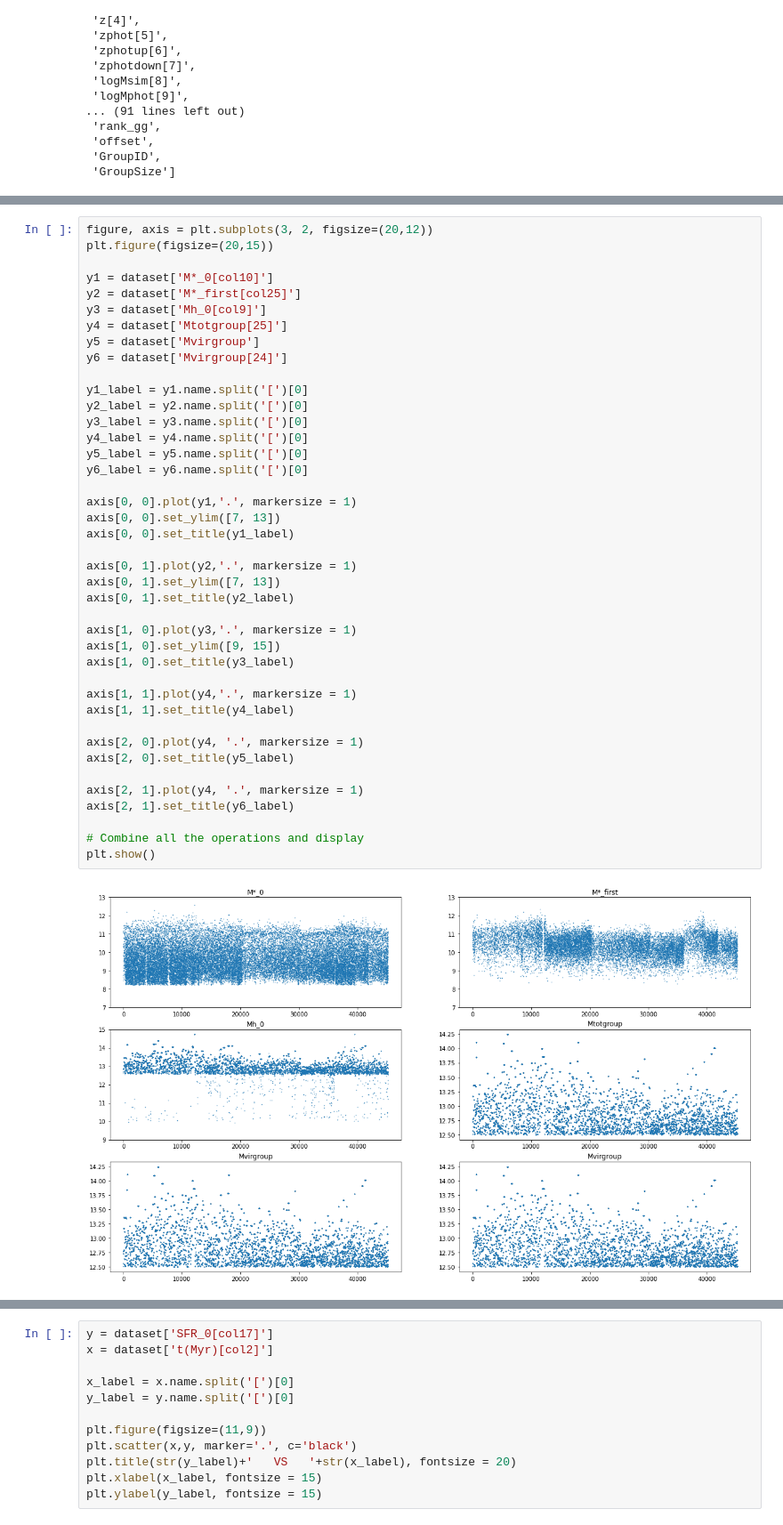
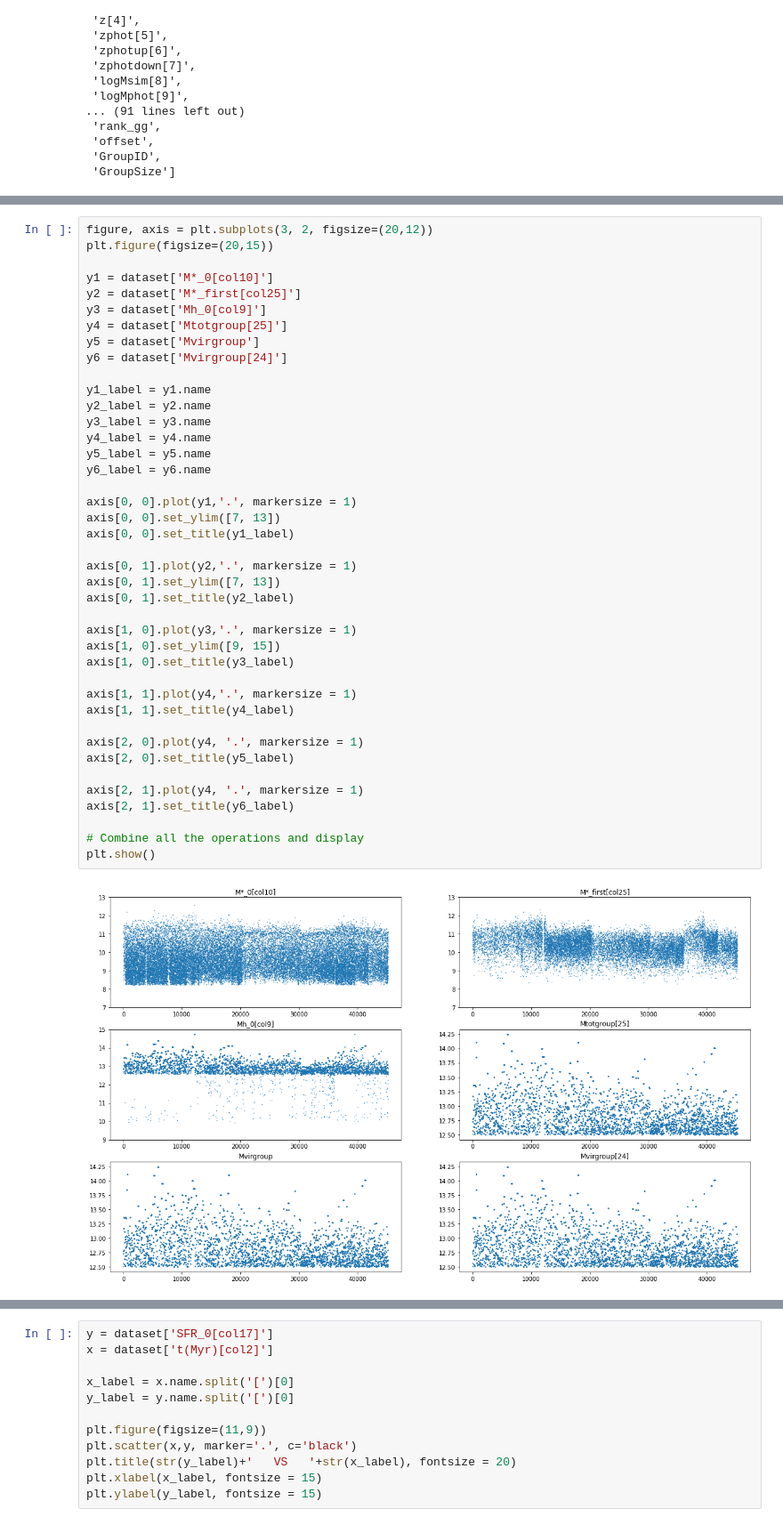
Before and after one commit to halehhajizadeh/Galaxy-Clusters, a Jupyter notebook: read_data.ipynb, the cells around one changed output, grey strips where cells are left out. Shown at 89% size. Drawn from its saved outputs; the diff is of its cells as text.

Commit message:
visualization

```diff
--- a/read_data.ipynb
+++ b/read_data.ipynb
@@ -85,40 +85,40 @@ y2 = dataset['M*_first[col25]']
 y3 = dataset['Mh_0[col9]']
 y4 = dataset['Mtotgroup[25]']
 y5 = dataset['Mvirgroup']
 y6 = dataset['Mvirgroup[24]']
 
-y1_label = y1.name.split('[')[0]
-y2_label = y2.name.split('[')[0]
-y3_label = y3.name.split('[')[0]
-y4_label = y4.name.split('[')[0]
-y5_label = y5.name.split('[')[0]
-y6_label = y6.name.split('[')[0]
+y1_label = y1.name
+y2_label = y2.name
+y3_label = y3.name
+y4_label = y4.name
+y5_label = y5.name
+y6_label = y6.name
 
 axis[0, 0].plot(y1,'.', markersize = 1)
 axis[0, 0].set_ylim([7, 13])
 axis[0, 0].set_title(y1_label)
 
 axis[0, 1].plot(y2,'.', markersize = 1)
 axis[0, 1].set_ylim([7, 13])
 axis[0, 1].set_title(y2_label)
 
 axis[1, 0].plot(y3,'.', markersize = 1)
 axis[1, 0].set_ylim([9, 15])
 axis[1, 0].set_title(y3_label)
 
 axis[1, 1].plot(y4,'.', markersize = 1)
 axis[1, 1].set_title(y4_label)
 
 axis[2, 0].plot(y4, '.', markersize = 1)
 axis[2, 0].set_title(y5_label)
 
 axis[2, 1].plot(y4, '.', markersize = 1)
 axis[2, 1].set_title(y6_label)
 
 # Combine all the operations and display
 plt.show()
 # %% [output]
-[figure, old version]
+[figure, new version]
 <Figure size 1440x1080 with 0 Axes>
 # %%
 figure, axis = plt.subplots(3, 2, figsize=(20,12))
```
Also changed, not shown: parts of 2 cells of this notebook.
